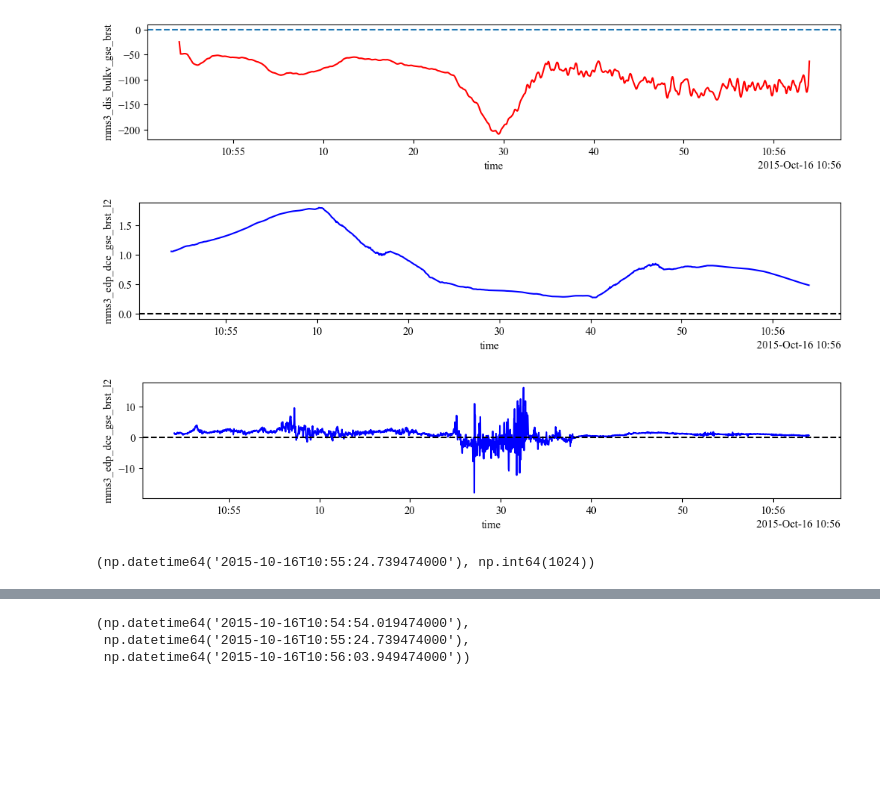
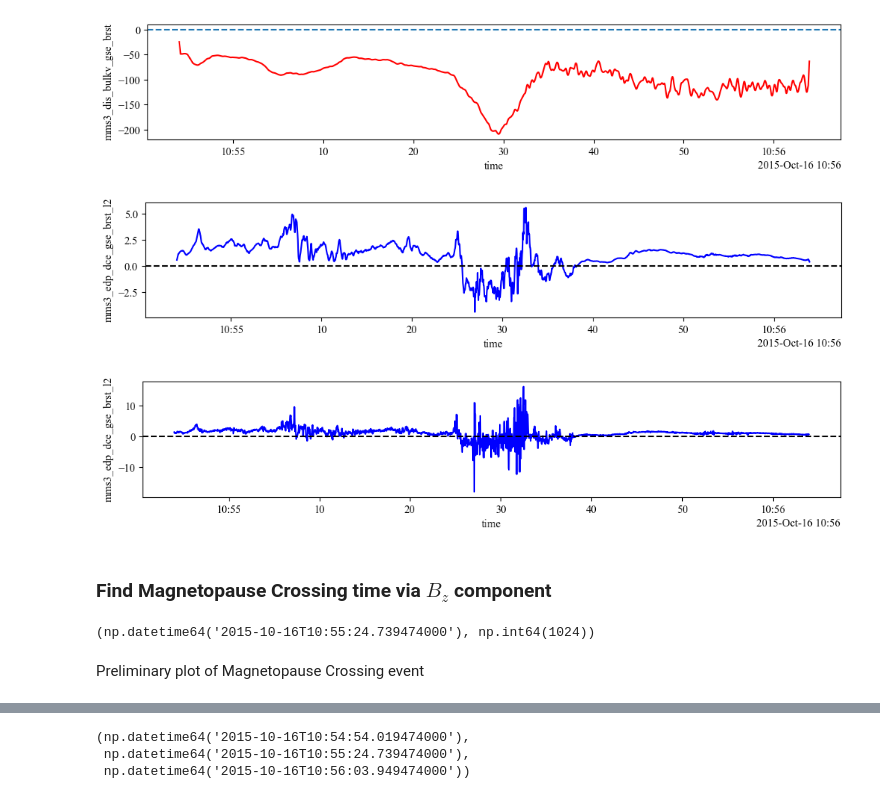
Before and after one commit to dipsbc/HallField-MMS-Analysis, a Jupyter notebook: Analysis_20151016105454.ipynb, the cells around one changed output, grey strips where cells are left out. Saved outputs shown, nothing was run; the diff lists cells and outputs as text; code cells hidden in the pictures; blank space fills up the shorter version.

```diff
--- a/Analysis_20151016105454.ipynb
+++ b/Analysis_20151016105454.ipynb
@@ -193,26 +192,28 @@ plt.show()
 # %%
 edp_paths = search(f"{taistarttime}")['edp']
 E_edp_paths =  [path for path in edp_paths if 'edp' in path]
 num_paths_E = len(edp_paths) # Number of elements in dis_moms_paths
 paths_per_E = 4 # Number of paths to process in each iteration
 
 # Loop through des_moms_paths and create pytplot objects
 for i in range(0, num_paths_E, paths_per_E):
     paths_slice = E_edp_paths[i:i+paths_per_E]
     efield = pytplot.cdf_to_tplot(paths_slice)
 
 mms3_Edataset = pytplot.get_data('mms3_edp_dce_gse_brst_l2',xarray=True,dt=True)
 mms3i_Edataset = mms3_Edataset.interp_like(mms3i_edataset,method='linear', kwargs={"fill_value": "extrapolate"})
 
-xr.apply_ufunc(convolve, mms3i_Edataset.isel(v_dim=0), kwargs={'window_size': 1000}).plot(figsize=(12, 2), color='b')
+xr.apply_ufunc(convolve, mms3i_Edataset.isel(v_dim=0), kwargs={'window_size': 10}).plot(figsize=(12, 2), color='b')
 plt.axhline(y=0, ls='--',c='k')
 mms3i_Edataset.isel(v_dim=0).plot(figsize=(12,2),c='b')
 # Add a horizontal line at y=0
 plt.axhline(y=0, ls='--',c='k')
 plt.show()
 # %% [output]
-[figure, old version]
+[figure, new version]
 [figure]
+# %% [markdown]
+### Find Magnetopause Crossing time via $B_z$ component
 # %%
 def find(dataset,v_dim=None,LMN=None,d1=None, d2=None):
     # If d1 and d2 are not provided, use the dataset's time range
@@ -249,4 +250,6 @@ Bz = find(mms1i_bdataset.mms1_fgm_b_gse_brst_l2,v_dim=2)
 Bz[0].values,Bz[1]
 # %% [output]
 (np.datetime64('2015-10-16T10:55:24.739474000'), np.int64(1024))
+# %% [markdown]
+Preliminary plot of Magnetopause Crossing event
 # %%
```
Also changed, not shown: parts of 69 cells of this notebook.
